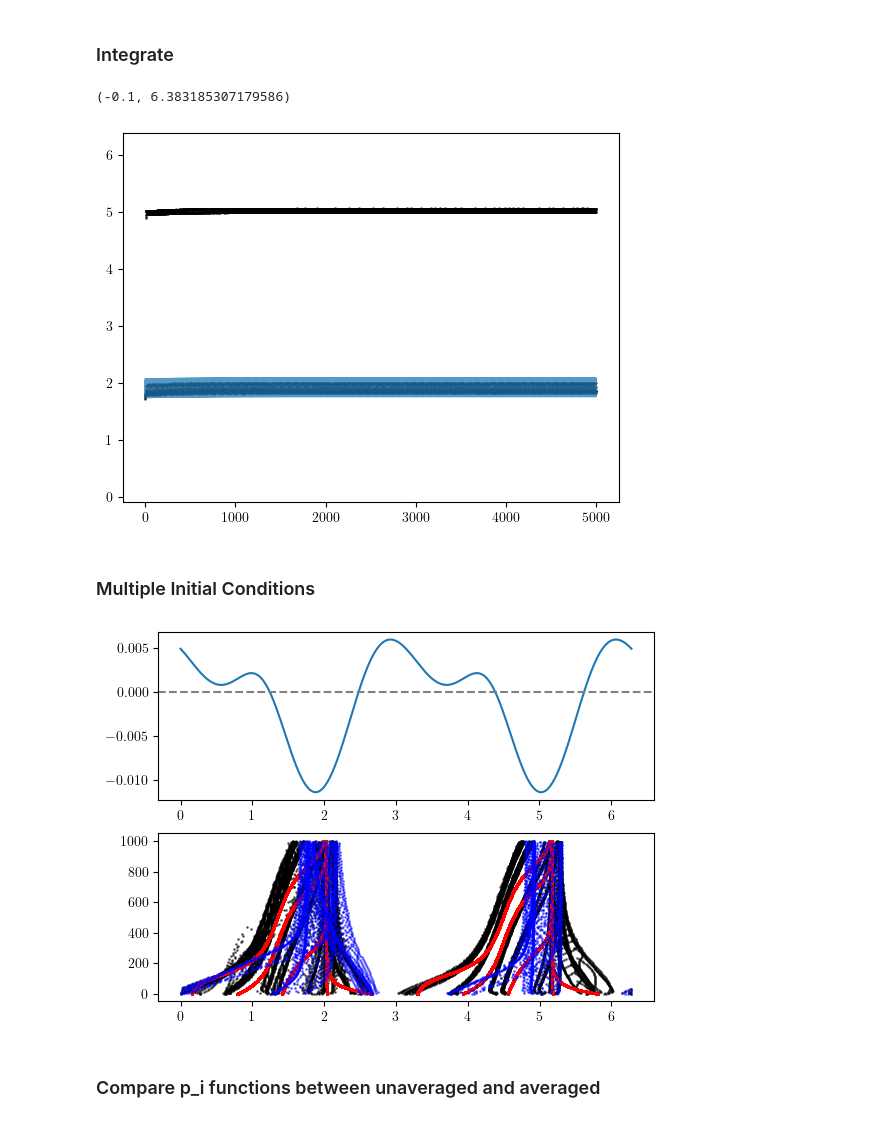
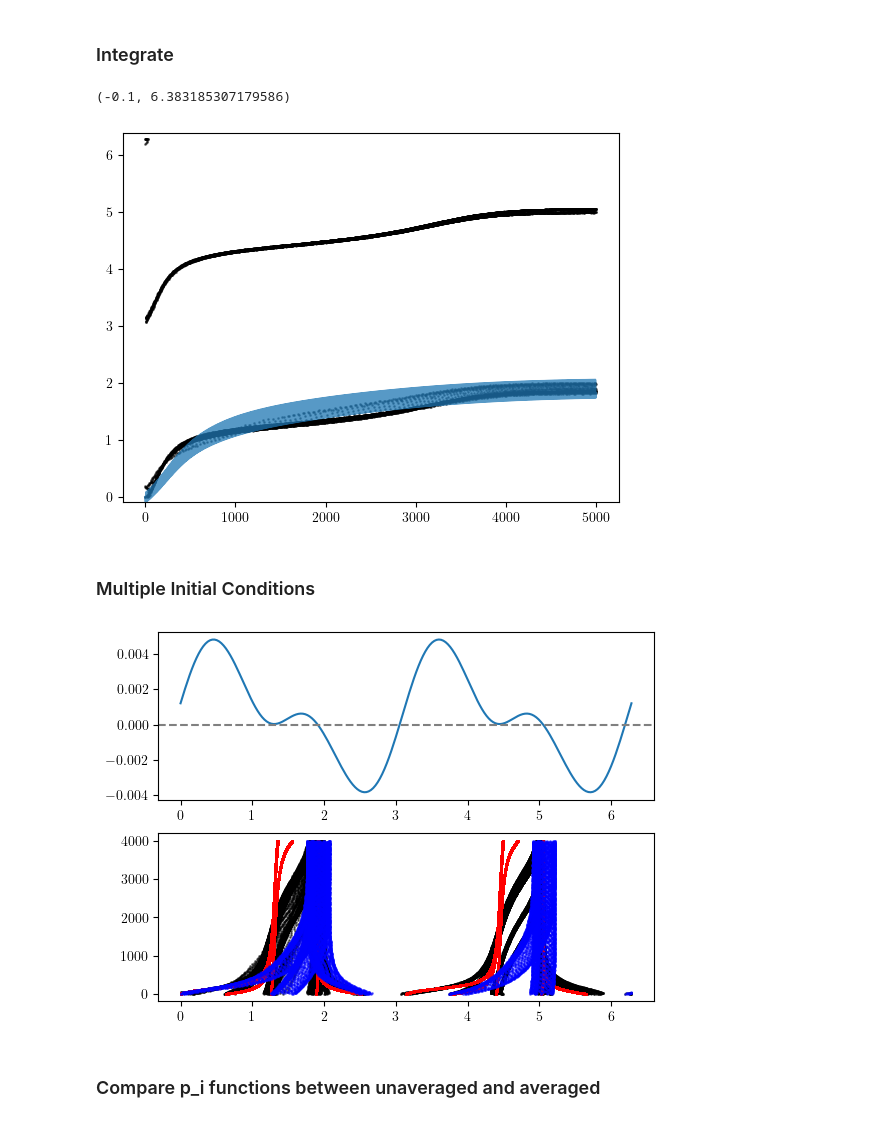
Before and after one commit to youngmp/nm, a Jupyter notebook: jupyter/run_gw2.ipynb, the cells around one changed output. Saved outputs shown, nothing was run; the diff lists cells and outputs as text; code cells hidden in the pictures.

```diff
--- a/jupyter/run_gw2.ipynb
+++ b/jupyter/run_gw2.ipynb
@@ -293,7 +293,7 @@ h_data_gw1 []
 # %%
 eps12 = .08
 del12 = 0.0
-th_init12 = 1.75
+th_init12 = 0
 # %% [markdown]
 First order starts losing accuracy around eps = 0.025 as eps increases (the reduced model reaches the same fixed point as the full model). Even at eps=0.02, the reduced and full models don't coincide in transients despite the long-term convergence.
 
@@ -366,7 +366,7 @@ axs.set_ylim(0,2*np.pi)
 ### Multiple Initial Conditions
 # %%
 init_phases12 = np.linspace(0,2*np.pi,10,endpoint=False)
-dt = .01;T=1000
+dt = .01;T=4000
 t12b = np.arange(0,T,dt)
 
 y0b = a12.system2.lc['dat'][int((0/(2*np.pi))*a12.system2.TN),:]
@@ -381,11 +381,11 @@ for i in range(len(init_phases12)):
     y0 = np.array([y0a,y0b]).flatten()
 
     solf12i = solve_ivp(_full,[0,t12b[-1]],y0,**args12b)
-    tp12a, phase12ai = get_phase(t12b,solf12i.y.T[:,:4],skipn=50,system1=a12.system1)
-    tp12b, phase12bi = get_phase(t12b,solf12i.y.T[:,4:],skipn=50,system1=a12.system2)
+    tp12ai, phase12ai = get_phase(t12b,solf12i.y.T[:,:4],skipn=50,system1=a12.system1)
+    tp12bi, phase12bi = get_phase(t12b,solf12i.y.T[:,4:],skipn=50,system1=a12.system2)
 
-    full_1.append([tp12a,phase12ai])
-    full_2.append([tp12b,phase12bi])
+    full_1.append([tp12ai,phase12ai])
+    full_2.append([tp12bi,phase12bi])
 # %%
 redu_1 = []
 
@@ -506,29 +508,20 @@ v0_lam = sym.lambdify([a12.ths[0],psi_sym],imp)
 # %% [markdown]
 ### rhs
 # %%
-pd1 = a12.system1.pardict;pd2 = a12.system2.pardict
 def _redu_c(t,y,eps=0,del1=0):
     """full reduced model"""
     th0,ps0,th1,ps1 = y
 
-    x0 = x0_lam(th0,ps0);y0 = y0_lam(th0,ps0);z0 = z0_lam(th0,ps0);v0 = v0_lam(th0,ps0)
-    x1 = x0_lam(th1,ps1);y1 = y0_lam(th1,ps1);z1 = z0_lam(th1,ps1);v1 = v0_lam(th1,ps1)
+    v0 = v0_lam(th0,ps0);v1 = v0_lam(th1,ps1)
+    F = (v0+v1)/2;Ga = K*F/(kc+K*F)*pd1['om_fix0']
 
-    yin0 = [x0,y0,z0,v0,x1,y1,z1,v1]
-    c0a = z_lam0(th0,ps0)[0,0]*gw2.coupling(yin0,pd1,'val',0)[0]
-    c0b = i_lam0(th0,ps0)[0,0]*gw2.coupling(yin0,pd1,'val',0)[0]
+    dth0 = 1 + eps*(del1 + z_lam0(th0,ps0)[0,0]*Ga)
+    dps0 = a12.system1.kappa_val*ps0 + eps*i_lam0(th0,ps0)[0,0]*Ga
 
-    dth0 = 1 + eps*(del1 + c0a)
-    dps0 = a12.system1.kappa_val*ps0 + eps*c0b
+    dth1 = 1 + eps*z_lam1(th1,ps1)[0,0]*Ga
+    dps1 = a12.system2.kappa_val*ps1 + eps*i_lam1(th1,ps1)[0,0]*Ga
 
-    yin1 = [x1,y1,z1,v1,x0,y0,z0,v0]
-    c1a = z_lam1(th1,ps1)[0,0]*gw2.coupling(yin1,pd1,'val',0)[0]
-    c1b = i_lam1(th1,ps1)[0,0]*gw2.coupling(yin1,pd1,'val',0)[0]
-
-    dth1 = 1 + eps*c1a
-    dps1 = a12.system2.kappa_val*ps1 + eps*c1b
-
-    return np.array([dth0,dps0,dth1*a12._m[1],dps1*a12._m[1]])
+    return np.array([dth0/m,dps0/m,dth1,dps1])
 # %% [markdown]
 ### Integrate
 # %%
@@ -538,50 +531,44 @@ out12_ua = solve_ivp(_redu_c,[t[0],t[-1]],init,args=(eps12,del12),t_eval=t,**kw_
 # %%
 fig,axs = plt.subplots()
-axs.plot(t,out12_ua.y[0]-a12.om*out12_ua.y[2],alpha=.75)
-#axs.plot(t,out.y[1])
+axs.plot(tr,out12_ua.y[0]-a12.om*out12_ua.y[2],alpha=.75)
 y = np.mod(phase12a - a12.om*phase12b,2*np.pi)
 axs.scatter(tp12a,y,s=1,alpha=.5,color='k')
-#axs.plot(t12,np.mod(solr12.y.T,2*np.pi),color='tab:red')
-#axs.plot(t,out.y[3])
-#axs.plot(t,np.mod(out.y[0],2*np.pi))
-#axs.plot(t,np.mod(out.y[2],2*np.pi))
 axs.set_ylim(-.1,2*np.pi+.1)
-#axs.set_xlim(0,10)
 # %% [output]
 (-0.1, 6.383185307179586)
-[figure, old version]
+[figure, new version]
 # %% [markdown]
 ### Multiple Initial Conditions
 # %%
 init_phases12b = np.linspace(0,2*np.pi,5,endpoint=False)
 # %%
 phase_iso = []
-t = np.arange(0,1000,.01)
+t12c = np.arange(0,4000,.01)
 for i in range(len(init_phases12b)):
     init = [init_phases12b[i],.0,0,.0]
-    solr12b = solve_ivp(_redu_c,[0,t12b[-1]],init,args=(eps12,del12),t_eval=t,**kw_sim)
+    solr12b = solve_ivp(_redu_c,[0,t12c[-1]],init,args=(eps12,del12),t_eval=t12c,**kw_sim)
     phase_iso.append(solr12b)
 # %%
 fig,axs = plt.subplots(2,1)
 axs[0].plot(x_temp2,rhs)
 axs[0].axhline(0,0,2*np.pi,ls='--',color='gray')
 
 skipn = 1
 for i in range(len(init_phases12)):
     y = np.mod(full_1[i][1] - a12.om*full_2[i][1],2*np.pi)
     axs[1].scatter(y[::skipn],full_1[i][0][::skipn],s=1,alpha=.5,color='k')
-    axs[1].scatter(np.mod(redu_1[i].y[0]+np.pi/4,2*np.pi),redu_1[i].t,color='r',s=1,zorder=10)
+    axs[1].scatter(np.mod(redu_1[i].y[0],2*np.pi),redu_1[i].t,color='r',s=1,zorder=10)
 
 skipn = 100
 for i in range(len(init_phases12b)):
     y2 = np.mod(phase_iso[i].y[0] - a12.om*phase_iso[i].y[2],2*np.pi)
     axs[1].scatter(y2[::skipn],phase_iso[i].t[::skipn],color='b',s=1,zorder=20,alpha=.5)
 
 #axs[0].set_xlim(0,2*np.pi)
 #axs[1].set_xlim(0,2*np.pi)
 plt.savefig('unave_blue_vs_full_black_vs_1d_red.png')
 # %% [output]
-[figure, old version]
+[figure, new version]
 # %% [markdown]
 ### Compare p_i functions between unaveraged and averaged
 # %% [markdown]
```
Also changed, not shown: parts of 19 cells of this notebook.
